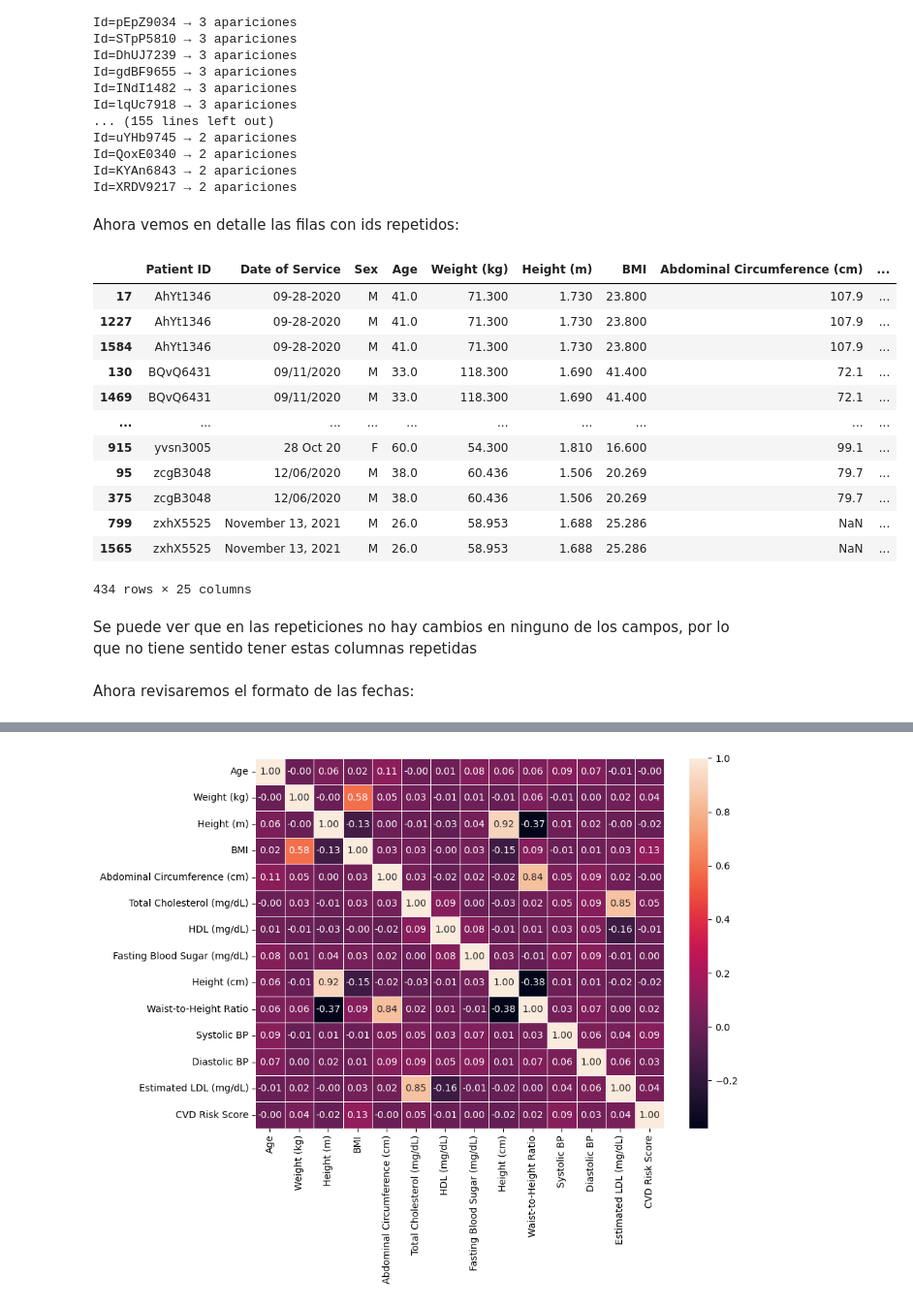
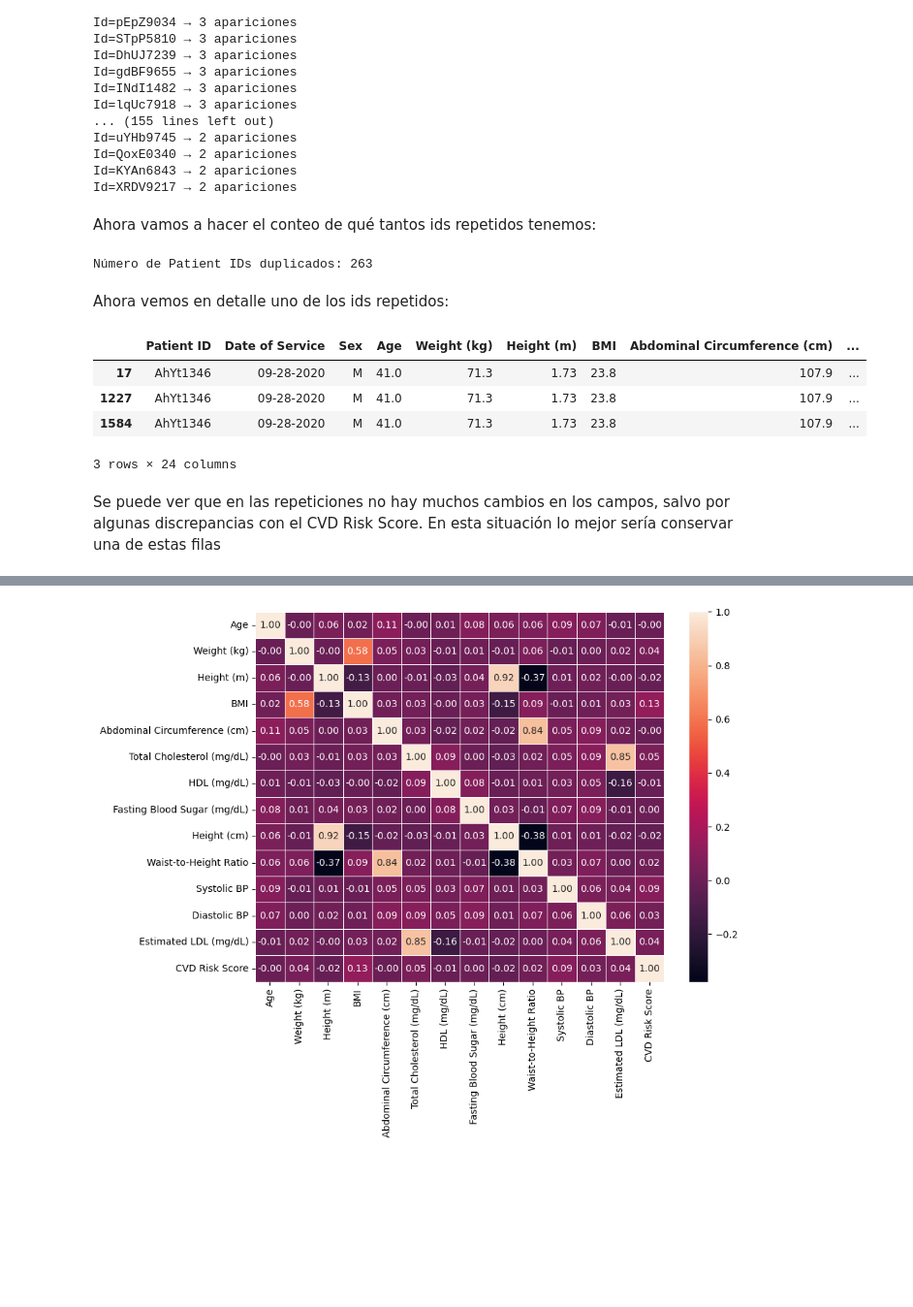
Before and after one commit to ef-blanco/Lab_1_Aprendizaje_Maq, a Jupyter notebook: Laboratorio_1_ML.ipynb, the cells around one changed output, grey strips where cells are left out. Shown at 97% size. Cells and saved outputs as stored; diff of their text form; code cells hidden in the pictures; blank space fills up the shorter version.

```diff
--- a/Laboratorio_1_ML.ipynb
+++ b/Laboratorio_1_ML.ipynb
@@ -245,33 +182,23 @@ Id=uYHb9745 → 2 apariciones
 Id=QoxE0340 → 2 apariciones
 Id=KYAn6843 → 2 apariciones
 Id=XRDV9217 → 2 apariciones
+# %% [markdown]
+Ahora vamos a hacer el conteo de qué tantos ids repetidos tenemos:
+# %%
+duplicados_id = training_data['Patient ID'].duplicated().sum()
+print(f"Número de Patient IDs duplicados:",duplicados_id)
+# %% [output]
+Número de Patient IDs duplicados: 263
 # %% [markdown]
-Ahora vemos en detalle las filas con ids repetidos:
+Ahora vemos en detalle uno de los ids repetidos:
 # %%
-# Detalle de los registros
-dup_table = (
-    training_data[training_data['Patient ID'].duplicated(keep=False)]
-    .copy()
-    .assign(repeticiones=training_data.groupby('Patient ID')['Patient ID'].transform('size'))
-    .sort_values(['repeticiones', 'Patient ID'], ascending=[False, True])
-)
-# Mostrar tabla
+dup_table = training_data[training_data['Patient ID'] == "AhYt1346"].copy()
 dup_table
 # %% [output]
 |  | Patient ID | Date of Service | Sex | Age | Weight (kg) | Height (m) | BMI | Abdominal Circumference (cm) | ... |
-| 17 | AhYt1346 | 09-28-2020 | M | 41.0 | 71.300 | 1.730 | 23.800 | 107.9 | ... |
-| 1227 | AhYt1346 | 09-28-2020 | M | 41.0 | 71.300 | 1.730 | 23.800 | 107.9 | ... |
-| 1584 | AhYt1346 | 09-28-2020 | M | 41.0 | 71.300 | 1.730 | 23.800 | 107.9 | ... |
-| 130 | BQvQ6431 | 09/11/2020 | M | 33.0 | 118.300 | 1.690 | 41.400 | 72.1 | ... |
-| 1469 | BQvQ6431 | 09/11/2020 | M | 33.0 | 118.300 | 1.690 | 41.400 | 72.1 | ... |
-| ... | ... | ... | ... | ... | ... | ... | ... | ... | ... |
-| 915 | yvsn3005 | 28 Oct 20 | F | 60.0 | 54.300 | 1.810 | 16.600 | 99.1 | ... |
-| 95 | zcgB3048 | 12/06/2020 | M | 38.0 | 60.436 | 1.506 | 20.269 | 79.7 | ... |
-| 375 | zcgB3048 | 12/06/2020 | M | 38.0 | 60.436 | 1.506 | 20.269 | 79.7 | ... |
-| 799 | zxhX5525 | November 13, 2021 | M | 26.0 | 58.953 | 1.688 | 25.286 | NaN | ... |
-| 1565 | zxhX5525 | November 13, 2021 | M | 26.0 | 58.953 | 1.688 | 25.286 | NaN | ... |
+| 17 | AhYt1346 | 09-28-2020 | M | 41.0 | 71.3 | 1.73 | 23.8 | 107.9 | ... |
+| 1227 | AhYt1346 | 09-28-2020 | M | 41.0 | 71.3 | 1.73 | 23.8 | 107.9 | ... |
+| 1584 | AhYt1346 | 09-28-2020 | M | 41.0 | 71.3 | 1.73 | 23.8 | 107.9 | ... |
-434 rows × 25 columns
+3 rows × 24 columns
 # %% [markdown]
-Se puede ver que en las repeticiones no hay cambios en ninguno de los campos, por lo que no tiene sentido tener estas columnas repetidas
+Se puede ver que en las repeticiones no hay muchos cambios en los campos, salvo por algunas discrepancias con el CVD Risk Score. En esta situación lo mejor sería conservar una de estas filas
-# %% [markdown]
-Ahora revisaremos el formato de las fechas:
```
Also changed, not shown: parts of 16 cells of this notebook.
